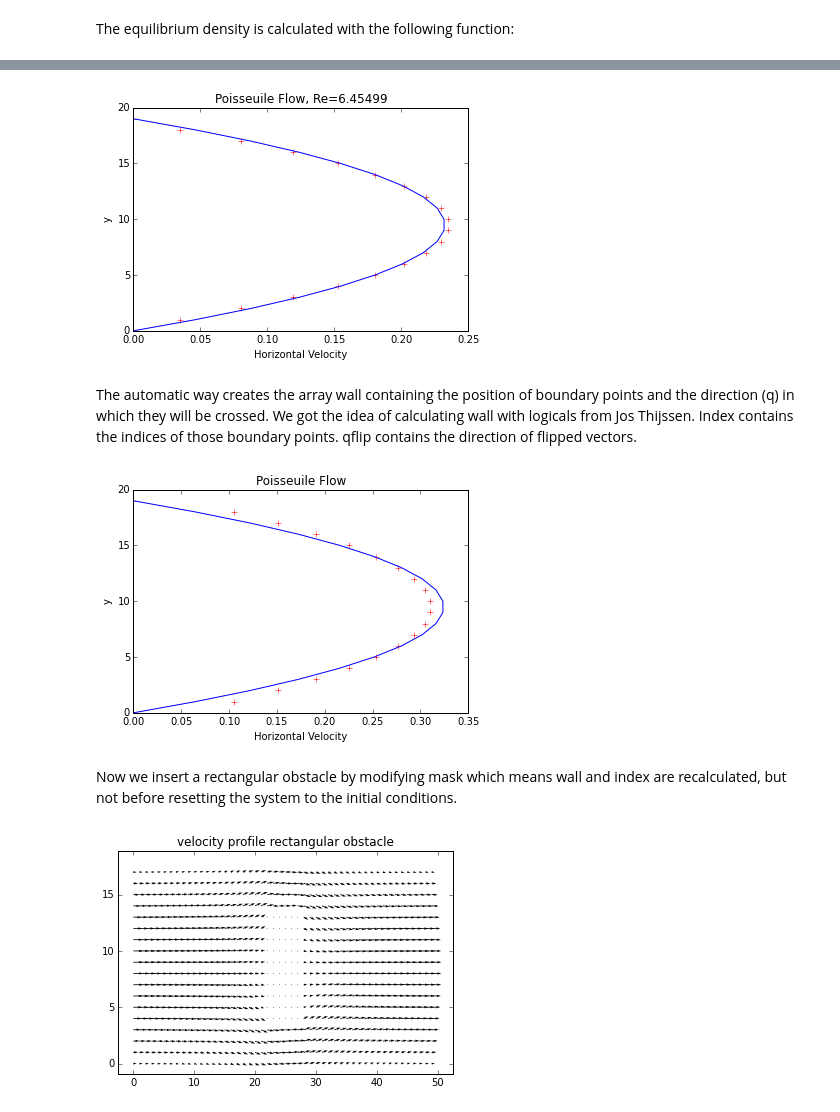
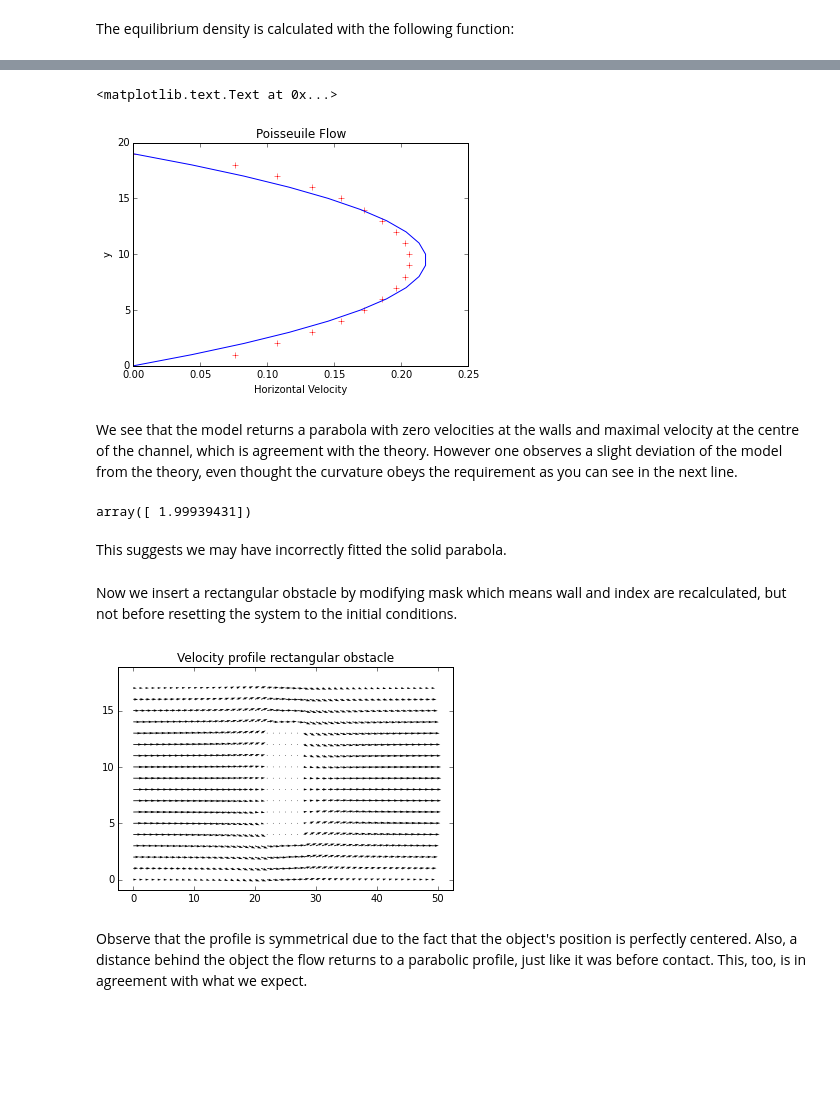
Before and after one commit to ZubinR/FluidFlow, a Jupyter notebook: Lattice Boltzmann.ipynb, the cells around one changed output, grey strips where cells are left out. Cells and saved outputs as stored; diff of their text form; code cells hidden in the pictures; blank space fills up the shorter version.

```diff
--- a/Lattice Boltzmann.ipynb
+++ b/Lattice Boltzmann.ipynb
@@ -17,7 +17,7 @@ from pylab import *
 Model parameters are defined as follows:
 # %%
 #### MODEL PARAMETERS##########################################################
-nx = 50 ; ny = 20 ; q = 9 ; tau = 1.85 ; maxiter = 300; du = 0.005
+nx = 50 ; ny = 20 ; q = 9 ; tau = 1.85 ; maxiter = 100; du = 0.005
 obx= nx/2; oby = ny/2  # Coordinates of bottom left rectangular obstacle point
 lx=3; ly=5 # Dimensions object
 e = np.array([[0,0], [1,0], [1,1], [0,1], [-1,1], [-1,0], [-1,-1], [0,-1], [1,-1]])
@@ -70,36 +79,0 @@ For every iteration the following is done: implement the bounce back condition,
-# %%
-# Main time loop
-for time in range(maxiter):
-    densupbound=densin[down,:,1]
-    denslowbound=densin[up,:,-2]
-    densin[down,:,1]=0 # Forces densities with velocities away from the bulk to zero.
-    densin[up,:,-2]=0
-    for j in range(q): #Streaming of the bulk.
-        densbulk = densin[j,mask].reshape(nx,ny-2)
-        densbulk = np.roll(np.roll(densbulk,e[0,j],axis=0),e[1,j],axis=1)
-        densin[j,:,1:-1]=densbulk
-
-    densin[up,:,1]=densin[up,:,1]+densupbound # Assigns density opposite velocity at pre-boundary nodes.
-    densin[down,:,-2]=densin[down,:,ny-2]+denslowbound
-
-    rho = np.sum(densin,axis=0)
-    u = np.dot(e,densin.transpose(1,0,2))/rho
-    u[0,mask]+=du
-#    print(rho[1,1]) # Checks density conservation
-    denseq = equilibrium(rho,u)
-
-    for j in range (q): #Relaxation
-        densin[j,:,1:-1] = (1-1/tau)*densin[j,:,1:-1] + denseq[j,:,1:-1]/tau
-# %%
-Re =np.sum(u)*ny/(nx*ny*visc)
-
-U=u[0,25,:]
-y=np.arange(ny)
-a,cov=opt.curve_fit(Velx,y,U,0.0,None)
-plt.plot(U,y, 'r+', Velx(y,a),y)
-plt.xlabel('Horizontal Velocity') ; plt.ylabel('y') ;plt.title( 'Poisseuile Flow, '"Re=%g"%Re)
-curve=curvature(U)
-# %% [output]
-[figure, removed]
-# %% [markdown]
-The automatic way  creates the array wall containing the position of boundary points and the direction (q) in which they will be crossed. We got the idea of calculating wall with logicals from Jos Thijssen. Index contains the indices of those boundary points. qflip contains the direction of flipped vectors.
@@ -140,9 +101,18 @@ y=np.arange(ny)
 a,cov=opt.curve_fit(Velx,y,U,0.0,None)
 plt.plot(U,y, 'r+', Velx(y,a),y)
 plt.xlabel('Horizontal Velocity') ; plt.ylabel('y') ;plt.title( 'Poisseuile Flow')
-curve=curvature(U)
 # %% [output]
+<matplotlib.text.Text at 0x...>
-[figure, old version]
+[figure, new version]
+# %% [markdown]
+We see that the model returns a parabola with zero velocities at the walls and maximal velocity at the centre of the channel, which is agreement with the theory. However one observes a slight deviation of the model from the theory, even thought the curvature obeys the requirement as you can see in the next line.
+# %%
+curve=curvature(U)
+curve/a
+# %% [output]
+array([ 1.99939431])
+# %% [markdown]
+This suggests we may have incorrectly fitted the solid parabola.
 # %% [markdown]
 Now we insert a rectangular obstacle by modifying mask which means wall and index are recalculated, but not before resetting the system to the initial conditions.
 # %%
@@ -180,10 +150,12 @@ for time in range(maxiter):
 # %%
 v = np.transpose(u)
 Q = quiver(v[1:-1,:,0], v[1:-1,:,1])
 l,r,b,t = axis()
 dx, dy = r-l, t-b
 axis([l-0.05*dx, r+0.05*dx, b-0.05*dy, t+0.05*dy])
-title('velocity profile rectangular obstacle')
+title('Velocity profile rectangular obstacle')
 show()
 # %% [output]
-[figure, old version]
+[figure, new version]
+# %% [markdown]
+Observe that the profile is symmetrical due to the fact that the object's position is perfectly centered. Also, a distance behind the object the flow returns to a parabolic profile, just like it was before contact. This, too, is in agreement with what we expect.
```
Also changed, not shown: parts of 11 cells of this notebook.
